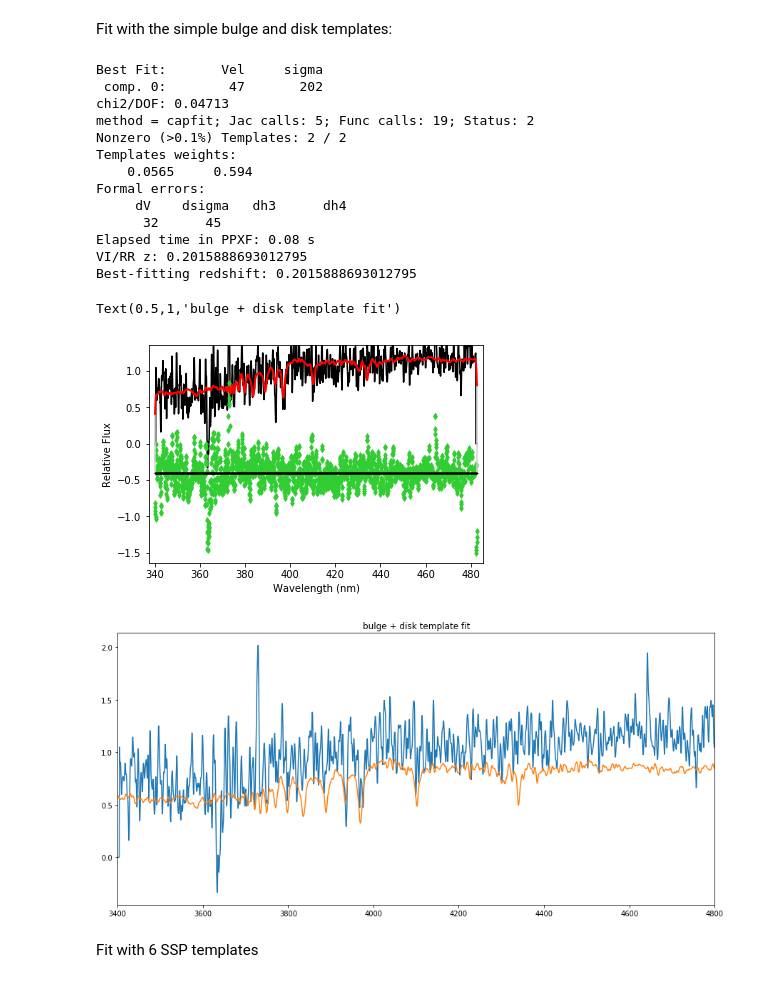
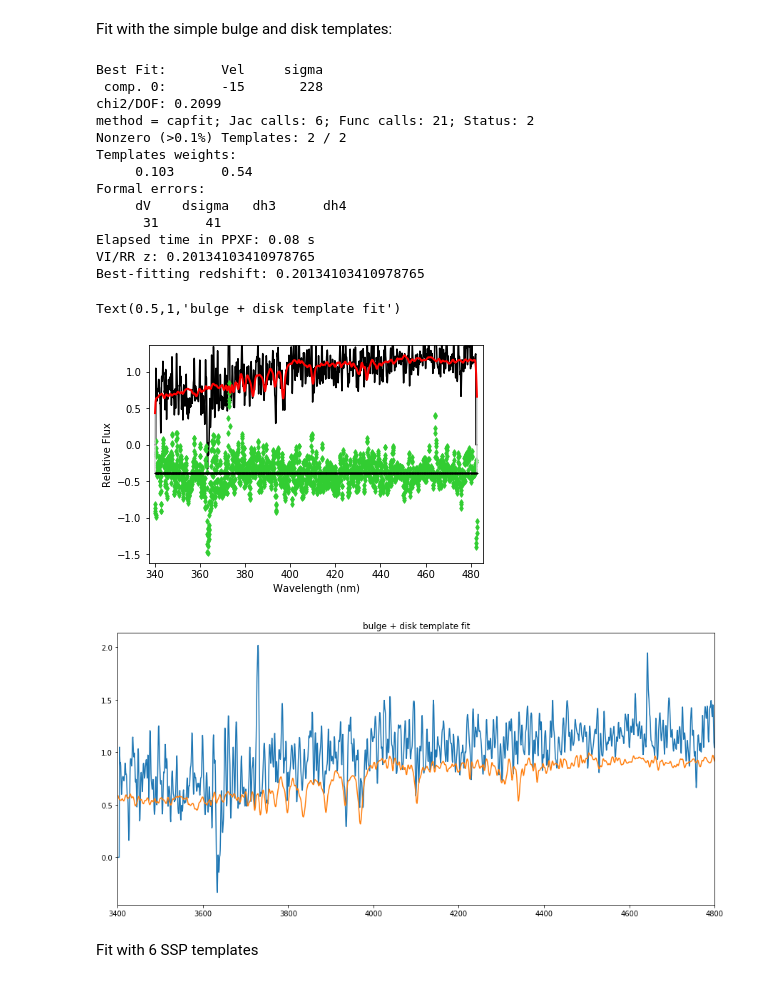
Before and after one commit to ritatojeiro/desi_gqp, a Jupyter notebook: nb/running_ppxf_on_andes.ipynb, the cells around one changed output. Drawn from its saved outputs; the diff is of its cells as text; code cells hidden in the pictures.

```diff
--- a/nb/running_ppxf_on_andes.ipynb
+++ b/nb/running_ppxf_on_andes.ipynb
@@ -383,43 +389,43 @@ t = clock()
 # %% [markdown]
 Fit with the simple bulge and disk templates:
 # %%
-pp = ppxf(templates_simple, flux_b_conv,np.ones_like(flux_b_conv), velscale_b, start,plot=True, \
+pp = ppxf(templates_simple, flux_b_conv,noise_b, velscale_b, start,plot=True, \
           moments=2, degree=4, vsyst=dv, clean=False, lam=lam_b)
 
 print("Formal errors:")
 print("     dV    dsigma   dh3      dh4")
 print("".join("%8.2g" % f for f in pp.error*np.sqrt(pp.chi2)))
 
 print('Elapsed time in PPXF: %.2f s' % (clock() - t))
 
 print('VI/RR z:', (redshift + 1)*(1 + pp.sol[0]/c) - 1)
 print('Best-fitting redshift:', (redshift + 1)*(1 + pp.sol[0]/c) - 1)
 
 bestfit = templates_simple @ pp.weights
 
 plt.figure(figsize=(15,7))
 
 plt.xlim(3400, 4800)
 plt.plot(lam_b, flux_b_conv)
 plt.plot(lam_b, bestfit)
 plt.title('bulge + disk template fit')
 # %% [output]
 Best Fit:       Vel     sigma
- comp. 0:        47       202
-chi2/DOF: 0.04713
-method = capfit; Jac calls: 5; Func calls: 19; Status: 2
+ comp. 0:       -15       228
+chi2/DOF: 0.2099
+method = capfit; Jac calls: 6; Func calls: 21; Status: 2
 Nonzero (>0.1%) Templates: 2 / 2
 Templates weights:
-    0.0565     0.594
+     0.103      0.54
 Formal errors:
      dV    dsigma   dh3      dh4
-      32      45
+      31      41
 Elapsed time in PPXF: 0.08 s
-VI/RR z: 0.2015888693012795
-Best-fitting redshift: 0.2015888693012795
+VI/RR z: 0.20134103410978765
+Best-fitting redshift: 0.20134103410978765
 Text(0.5,1,'bulge + disk template fit')
-[figure, old version]
+[figure, new version]
-[figure, old version]
+[figure, new version]
 # %% [markdown]
 Fit with 6 SSP templates
 # %%
```
Also changed, not shown: parts of 3 cells of this notebook.
